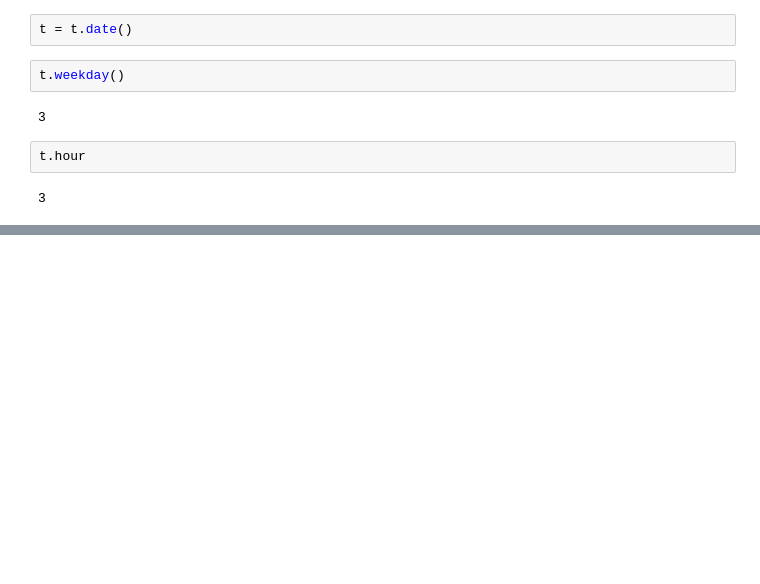
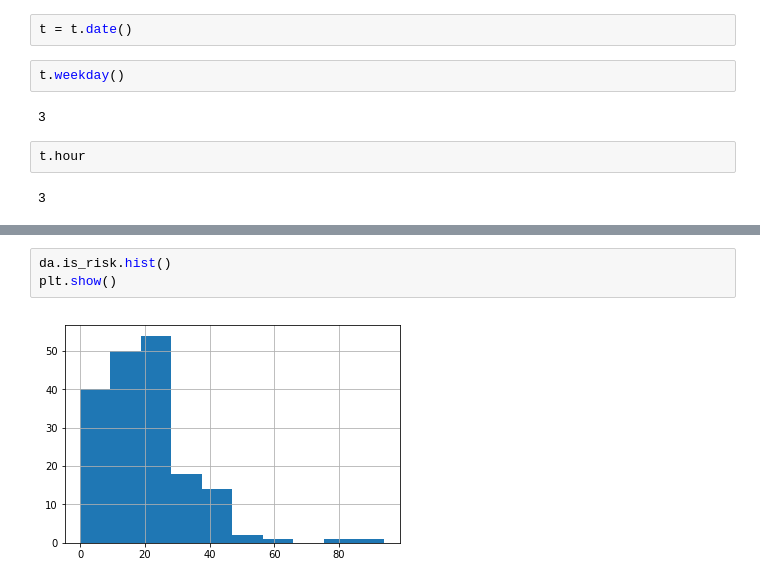
Before and after one commit to hadoop73/jdd, a Jupyter notebook: codes/data_view.ipynb, the cells around one changed output, grey strips where cells are left out. Drawn from its saved outputs; the diff is of its cells as text; blank space fills up the shorter version.

```diff
--- a/codes/data_view.ipynb
+++ b/codes/data_view.ipynb
@@ -149,0 +257,5 @@ t.hour
+# %%
+da.is_risk.hist()
+plt.show()
+# %% [output]
+[figure, added]
```
Also changed, not shown: parts of 14 cells of this notebook, 1 other file.
